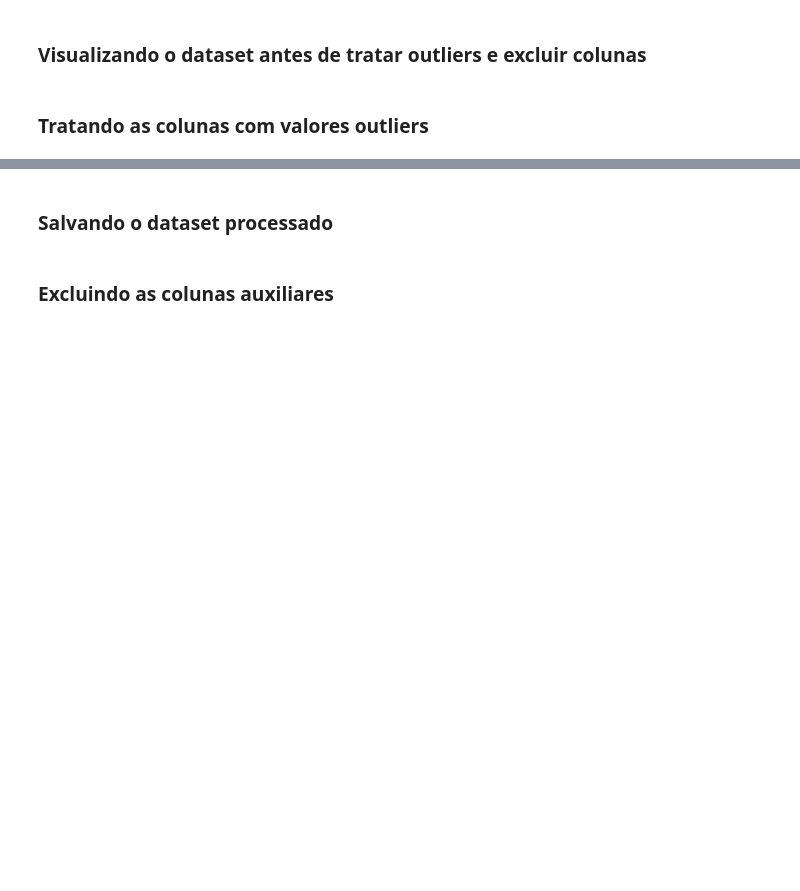
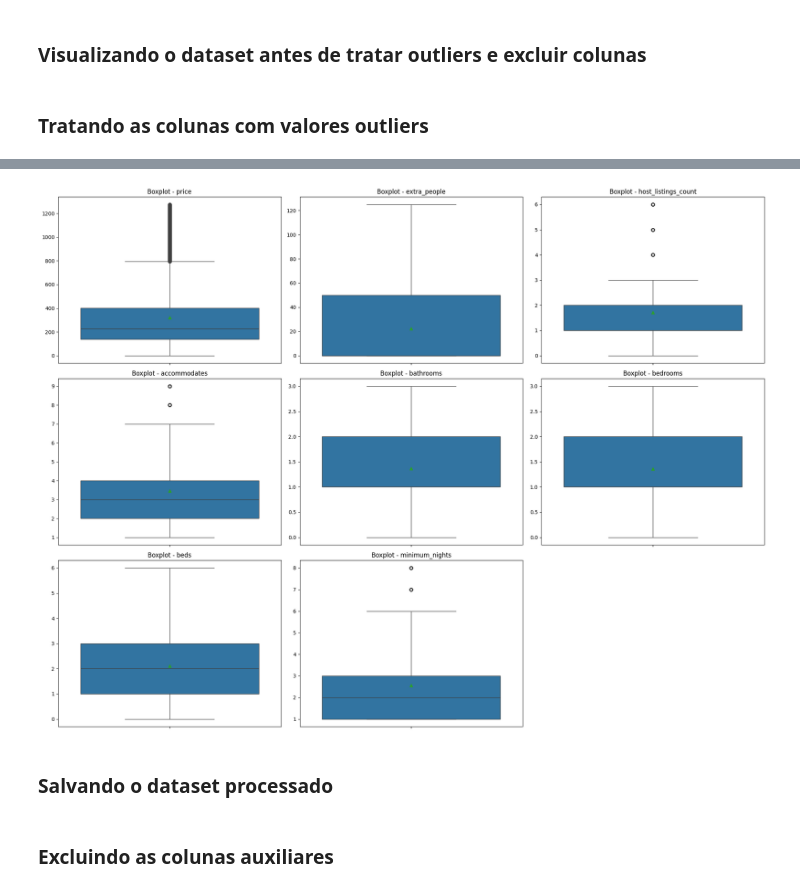
Before and after one commit to matheusresende7/ds_projeto_final_4_modelo_regressao_app_alugueis, a Jupyter notebook: notebooks/04_data_processing.ipynb, the cells around one changed output, grey strips where cells are left out. Cells and saved outputs as stored; diff of their text form; code cells hidden in the pictures; blank space fills up the shorter version.

```diff
--- a/notebooks/04_data_processing.ipynb
+++ b/notebooks/04_data_processing.ipynb
@@ -368,5 +352,25 @@ df = df.drop(fn_stats.inspect_outliers(df,'Income').index) # Removendo os outlie
+# %%
+df = df.drop(fn_stats.inspect_outliers(df,'price').index) # Removendo os outliers
+df = df.drop(fn_stats.inspect_outliers(df,'extra_people').index) # Removendo os outliers
+df = df.drop(fn_stats.inspect_outliers(df,'host_listings_count').index) # Removendo os outliers
+df = df.drop(fn_stats.inspect_outliers(df,'accommodates').index) # Removendo os outliers
+df = df.drop(fn_stats.inspect_outliers(df,'bathrooms').index) # Removendo os outliers
+df = df.drop(fn_stats.inspect_outliers(df,'bedrooms').index) # Removendo os outliers
+df = df.drop(fn_stats.inspect_outliers(df,'beds').index) # Removendo os outliers
+df = df.drop(fn_stats.inspect_outliers(df,'minimum_nights').index) # Removendo os outliers
 # %%
-fn_charts.boxplots(df,  ['Age', 'Income', 'MntTotal']) # Exibindo os gráficos de boxplots antes do tratamento
+fn_charts.boxplots(df, [
+    'price',
+    'extra_people',
+    'host_listings_count',
+    'accommodates',
+    'bathrooms',
+    'bedrooms',
+    'beds',
+    'minimum_nights',
+]) # Exibindo os gráficos de boxplots antes do tratamento
+# %% [output]
+[figure, added]
 # %% [markdown]
 ### Salvando o dataset processado
 # %%
```
Also changed, not shown: parts of 14 cells of this notebook, 1 other file.
